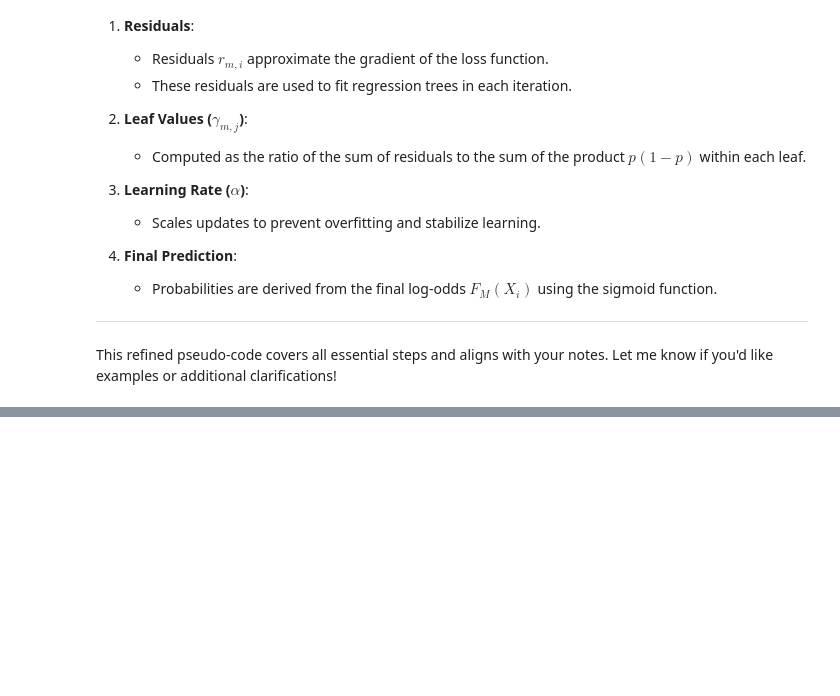
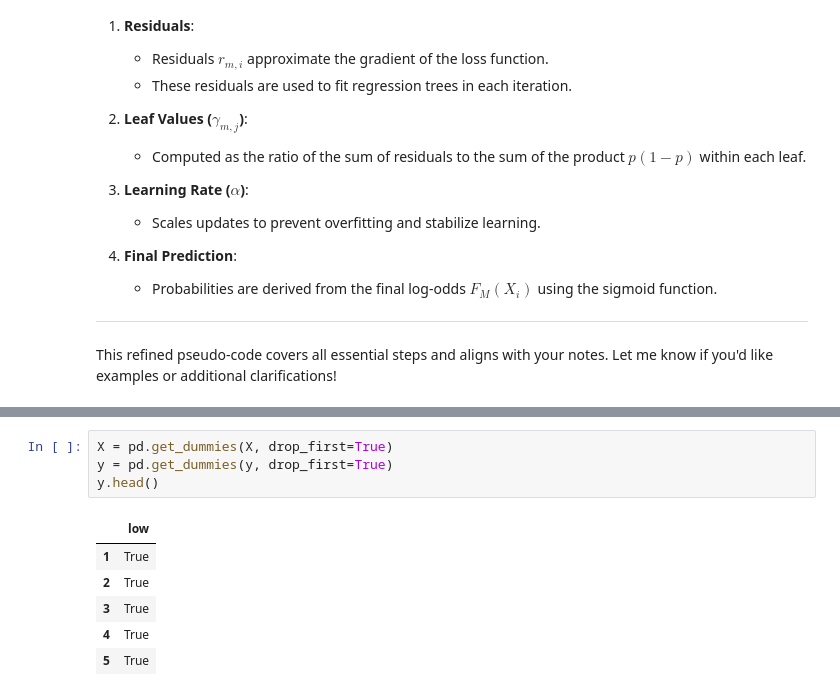
Before and after one commit to Dorianhgn/ML_FRI_Dorian, a Jupyter notebook: Week5/Hugonnet_Assignment5.ipynb, the cells around one changed output, grey strips where cells are left out. Drawn from its saved outputs; the diff is of its cells as text; blank space fills up the shorter version.

```diff
--- a/Week5/Hugonnet_Assignment5.ipynb
+++ b/Week5/Hugonnet_Assignment5.ipynb
@@ -185,0 +205,11 @@ from ucimlrepo import fetch_ucirepo
+# %%
+X = pd.get_dummies(X, drop_first=True)
+y = pd.get_dummies(y, drop_first=True)
+y.head()
+# %% [output]
+|  | low |
+| 1 | True |
+| 2 | True |
+| 3 | True |
+| 4 | True |
+| 5 | True |
```
Also changed, not shown: parts of 26 cells of this notebook, 1 other file.
